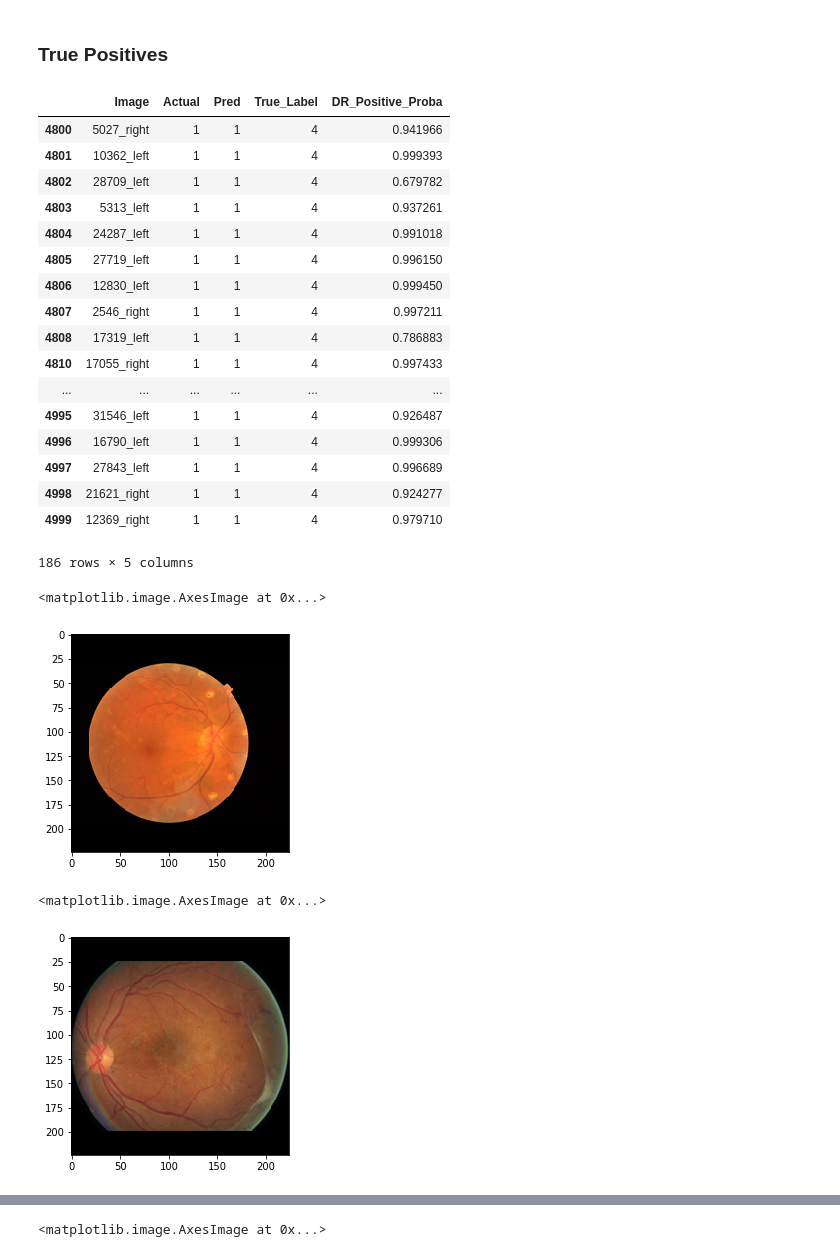
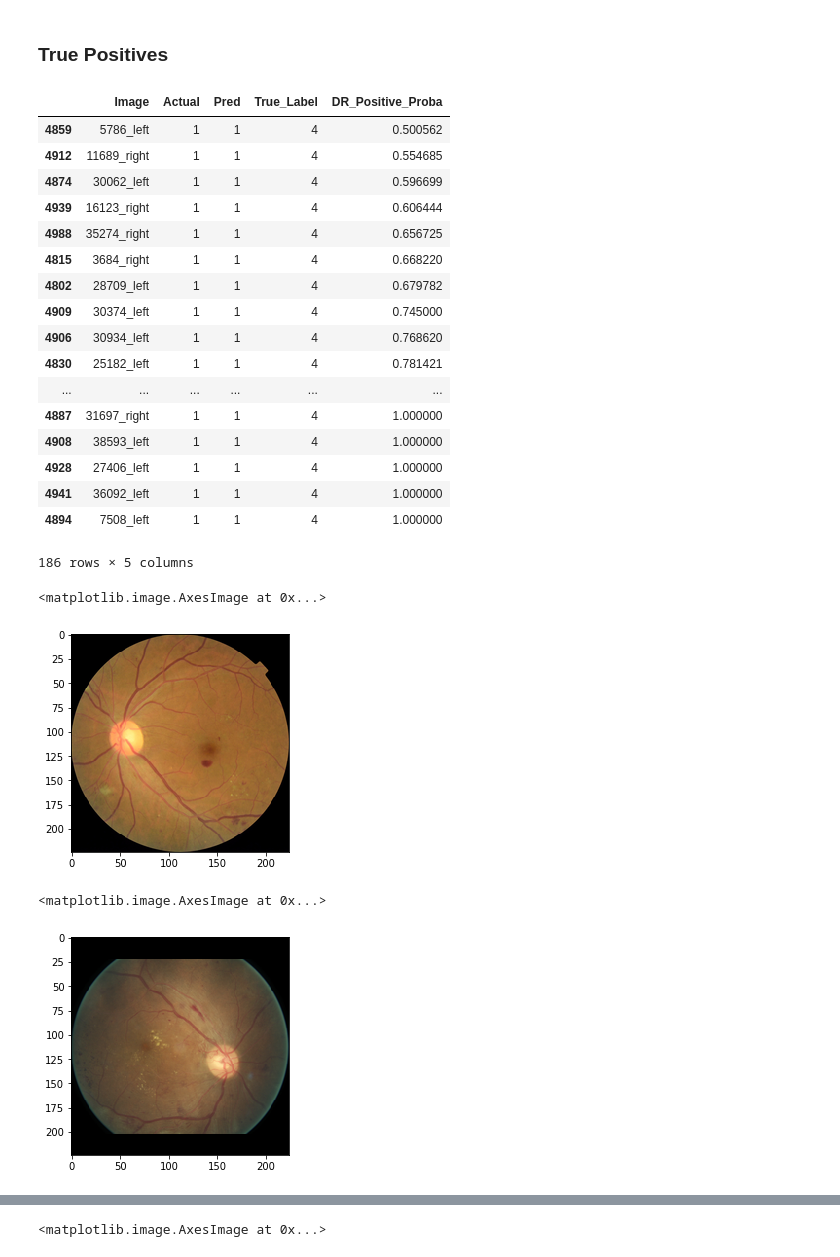
Before and after one commit to pkurapati/DR-Detection, a Jupyter notebook: code/DR_Best_Model_512.ipynb, the cells around one changed output, grey strips where cells are left out. Drawn from its saved outputs; the diff is of its cells as text; code cells hidden in the pictures.

```diff
--- a/code/DR_Best_Model_512.ipynb
+++ b/code/DR_Best_Model_512.ipynb
@@ -751,36 +754,36 @@ plt.imshow(mpimg.imread(image_loc))
 ### True Positives
 # %%
 # Let us compare with true positive category 4
-df_class_tp[df_class_tp.True_Label==4]
+df_class_tp[df_class_tp.True_Label==4].sort_values(by=['DR_Positive_Proba'])
 # %% [output]
 |  | Image | Actual | Pred | True_Label | DR_Positive_Proba |
-| 4800 | 5027_right | 1 | 1 | 4 | 0.941966 |
-| 4801 | 10362_left | 1 | 1 | 4 | 0.999393 |
+| 4859 | 5786_left | 1 | 1 | 4 | 0.500562 |
+| 4912 | 11689_right | 1 | 1 | 4 | 0.554685 |
+| 4874 | 30062_left | 1 | 1 | 4 | 0.596699 |
+| 4939 | 16123_right | 1 | 1 | 4 | 0.606444 |
+| 4988 | 35274_right | 1 | 1 | 4 | 0.656725 |
+| 4815 | 3684_right | 1 | 1 | 4 | 0.668220 |
 | 4802 | 28709_left | 1 | 1 | 4 | 0.679782 |
-| 4803 | 5313_left | 1 | 1 | 4 | 0.937261 |
-| 4804 | 24287_left | 1 | 1 | 4 | 0.991018 |
-| 4805 | 27719_left | 1 | 1 | 4 | 0.996150 |
-| 4806 | 12830_left | 1 | 1 | 4 | 0.999450 |
-| 4807 | 2546_right | 1 | 1 | 4 | 0.997211 |
-| 4808 | 17319_left | 1 | 1 | 4 | 0.786883 |
-| 4810 | 17055_right | 1 | 1 | 4 | 0.997433 |
+| 4909 | 30374_left | 1 | 1 | 4 | 0.745000 |
+| 4906 | 30934_left | 1 | 1 | 4 | 0.768620 |
+| 4830 | 25182_left | 1 | 1 | 4 | 0.781421 |
 | ... | ... | ... | ... | ... | ... |
-| 4995 | 31546_left | 1 | 1 | 4 | 0.926487 |
-| 4996 | 16790_left | 1 | 1 | 4 | 0.999306 |
-| 4997 | 27843_left | 1 | 1 | 4 | 0.996689 |
-| 4998 | 21621_right | 1 | 1 | 4 | 0.924277 |
-| 4999 | 12369_right | 1 | 1 | 4 | 0.979710 |
+| 4887 | 31697_right | 1 | 1 | 4 | 1.000000 |
+| 4908 | 38593_left | 1 | 1 | 4 | 1.000000 |
+| 4928 | 27406_left | 1 | 1 | 4 | 1.000000 |
+| 4941 | 36092_left | 1 | 1 | 4 | 1.000000 |
+| 4894 | 7508_left | 1 | 1 | 4 | 1.000000 |
 186 rows × 5 columns
 # %%
-image_loc = './Retinal-Images/test_resize_224_new/34934_right.png'
+image_loc = './Retinal-Images/test_resize_224_new/7508_left.png'
 plt.imshow(mpimg.imread(image_loc))
 # %% [output]
 <matplotlib.image.AxesImage at 0x...>
-[figure, old version]
+[figure, new version]
 # %%
-image_loc = './Retinal-Images/test_resize_224_new/2546_right.png'
+image_loc = './Retinal-Images/test_resize_224_new/36092_left.png'
 plt.imshow(mpimg.imread(image_loc))
 # %% [output]
 <matplotlib.image.AxesImage at 0x...>
-[figure, old version]
+[figure, new version]
 # %%
```
Also changed, not shown: parts of 57 cells of this notebook.
